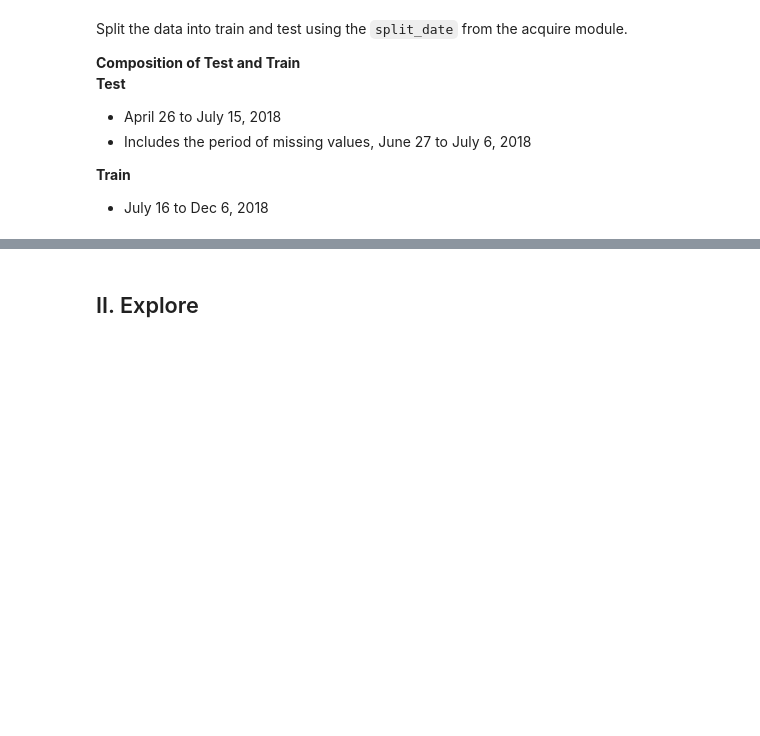
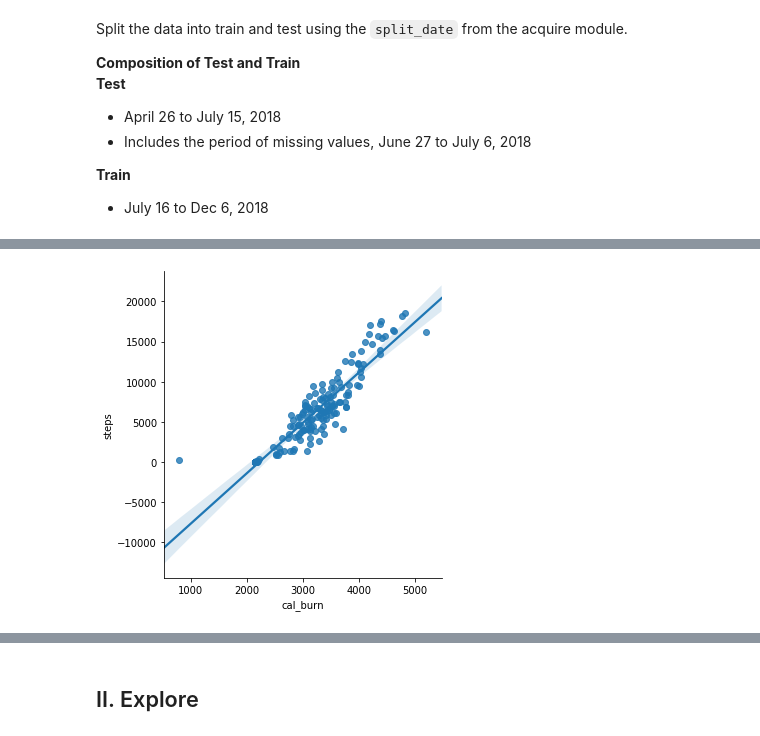
Before and after one commit to BlancoRD/Fitbit-Time-Series, a Jupyter notebook: setup.ipynb, the cells around one changed output, grey strips where cells are left out. Cells and saved outputs as stored; diff of their text form; code cells hidden in the pictures; blank space fills up the shorter version.

```diff
--- a/setup.ipynb
+++ b/setup.ipynb
@@ -159,0 +232,11 @@ train, test = split_date_back(df)
+# %%
+train["2018-06-26":"2018-07-06"][train.cal_activity==0]["cal_activity"] = train.cal_burn - median_bmr
+# %%
+train["2018-06-26":"2018-07-06"].cal_activity
+
+train.cal_activity = train.cal_activity == 0]
+
+
+#impute 0 cal_activity using bmr formula
+missing_val.cal_activity = missing_val.cal_burn - median_bmr
+missing_val.cal_activity = missing_val.cal_activity.astype("int")
@@ -159,0 +298,5 @@ train, test = split_date_back(df)
+# %%
+sns.lmplot(data=train,x="cal_burn",y="steps")
+plt.show()
+# %% [output]
+[figure, added]
```
Also changed, not shown: parts of 44 cells of this notebook.
